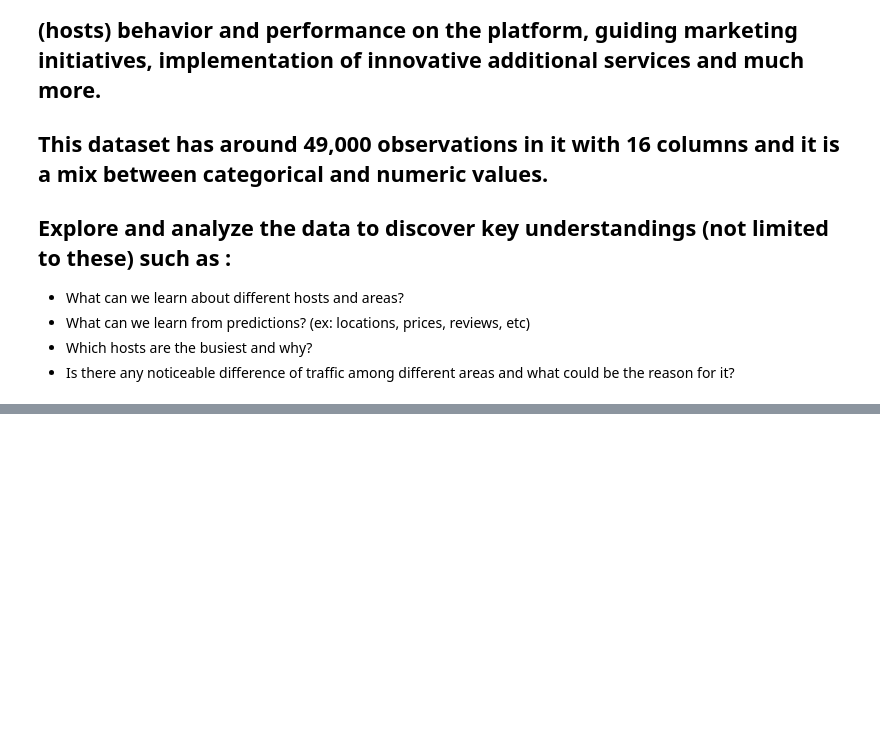
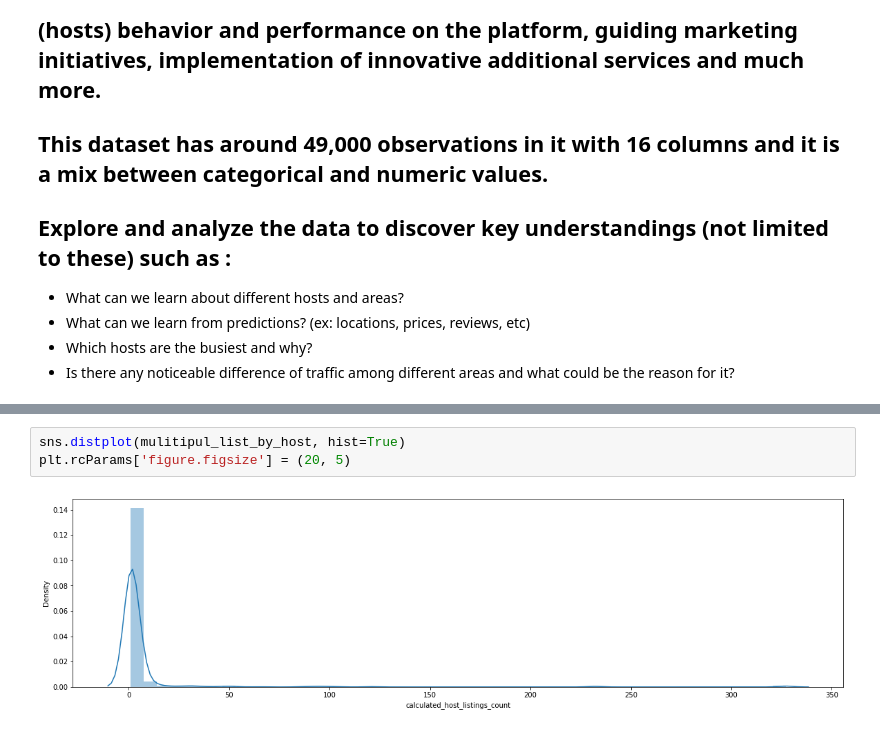
Before and after one commit to rugadamanikanta/Airbnb-Booking-analysis, a Jupyter notebook: Copy_of_Airbnb_Bookings_Analysis_Capstone_Project.ipynb, the cells around one changed output, grey strips where cells are left out. Drawn from its saved outputs; the diff is of its cells as text; blank space fills up the shorter version.

```diff
--- a/Copy_of_Airbnb_Bookings_Analysis_Capstone_Project.ipynb
+++ b/Copy_of_Airbnb_Bookings_Analysis_Capstone_Project.ipynb
@@ -12,0 +98,5 @@
+# %%
+sns.distplot(mulitipul_list_by_host, hist=True)
+plt.rcParams['figure.figsize'] = (20, 5)
+# %% [output]
+[figure, added]
```
Also changed, not shown: parts of 50 cells of this notebook.
